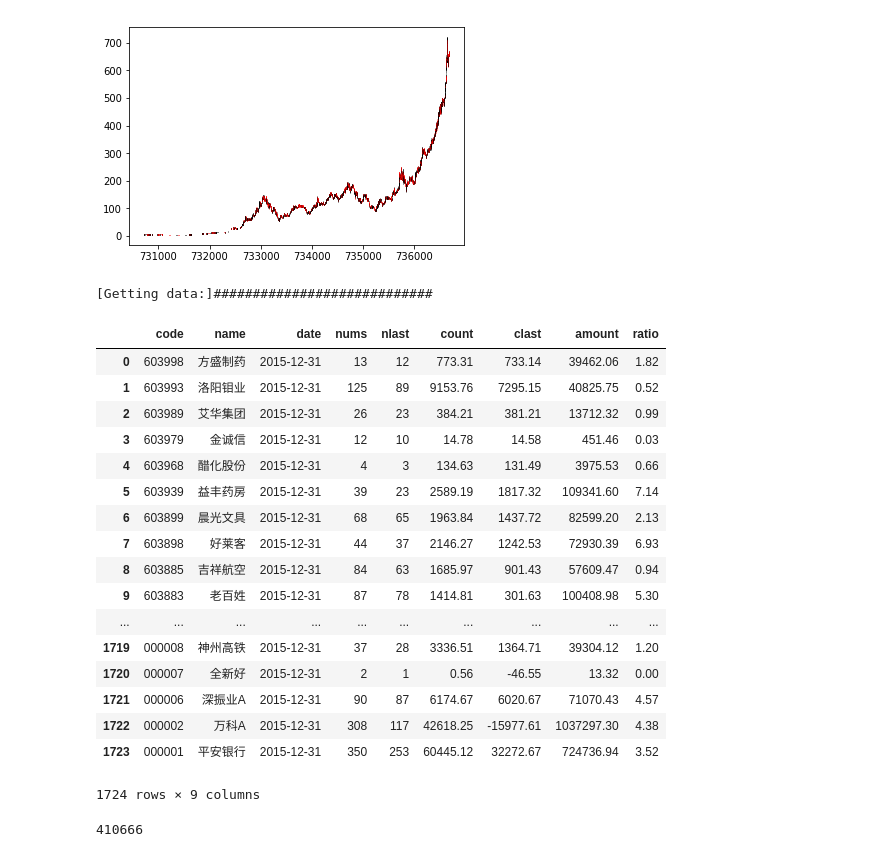
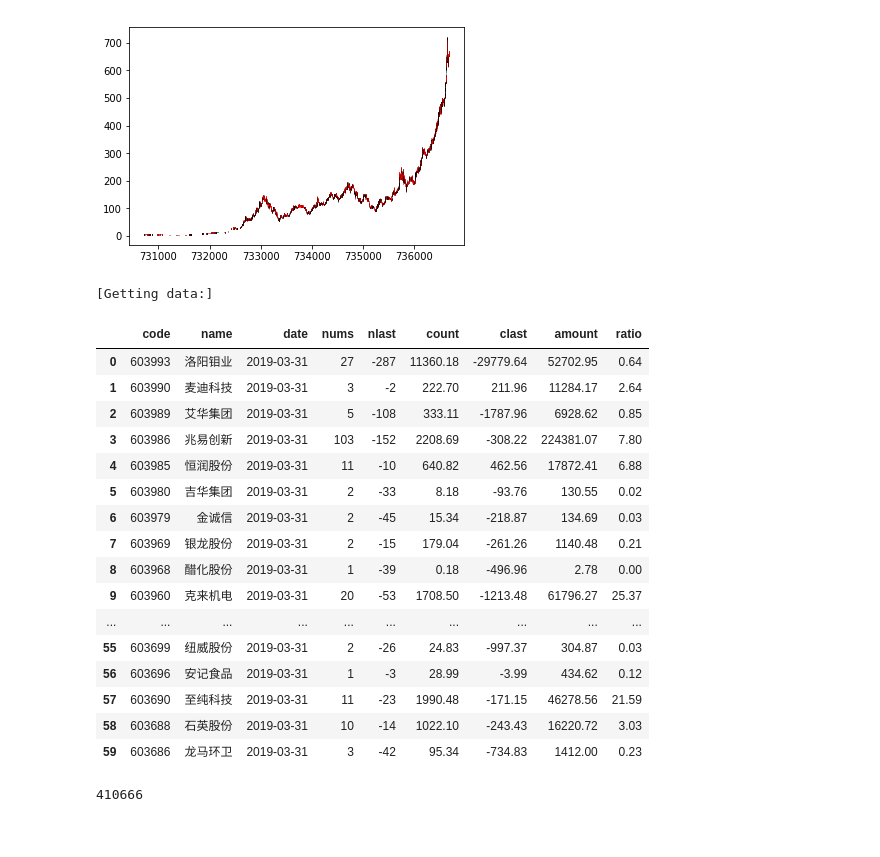
Before and after one commit to zhouyongxiang/MyPandas, a Jupyter notebook: pandas.ipynb, the cells around one changed output. Drawn from its saved outputs; the diff is of its cells as text; code cells hidden in the pictures.

```diff
--- a/pandas.ipynb
+++ b/pandas.ipynb
@@ -58,27 +58,27 @@ plt.show()
 [figure]
 # %%
 import tushare as ts
-ts.fund_holdings(2015,4)
+p =  ts.fund_holdings(2019,1)
+p.loc[:]
 # %% [output]
-[Getting data:]############################
+[Getting data:]
 |  | code | name | date | nums | nlast | count | clast | amount | ratio |
-| 0 | 603998 | 方盛制药 | 2015-12-31 | 13 | 12 | 773.31 | 733.14 | 39462.06 | 1.82 |
-| 1 | 603993 | 洛阳钼业 | 2015-12-31 | 125 | 89 | 9153.76 | 7295.15 | 40825.75 | 0.52 |
-| 2 | 603989 | 艾华集团 | 2015-12-31 | 26 | 23 | 384.21 | 381.21 | 13712.32 | 0.99 |
-| 3 | 603979 | 金诚信 | 2015-12-31 | 12 | 10 | 14.78 | 14.58 | 451.46 | 0.03 |
-| 4 | 603968 | 醋化股份 | 2015-12-31 | 4 | 3 | 134.63 | 131.49 | 3975.53 | 0.66 |
-| 5 | 603939 | 益丰药房 | 2015-12-31 | 39 | 23 | 2589.19 | 1817.32 | 109341.60 | 7.14 |
-| 6 | 603899 | 晨光文具 | 2015-12-31 | 68 | 65 | 1963.84 | 1437.72 | 82599.20 | 2.13 |
-| 7 | 603898 | 好莱客 | 2015-12-31 | 44 | 37 | 2146.27 | 1242.53 | 72930.39 | 6.93 |
-| 8 | 603885 | 吉祥航空 | 2015-12-31 | 84 | 63 | 1685.97 | 901.43 | 57609.47 | 0.94 |
-| 9 | 603883 | 老百姓 | 2015-12-31 | 87 | 78 | 1414.81 | 301.63 | 100408.98 | 5.30 |
+| 0 | 603993 | 洛阳钼业 | 2019-03-31 | 27 | -287 | 11360.18 | -29779.64 | 52702.95 | 0.64 |
+| 1 | 603990 | 麦迪科技 | 2019-03-31 | 3 | -2 | 222.70 | 211.96 | 11284.17 | 2.64 |
+| 2 | 603989 | 艾华集团 | 2019-03-31 | 5 | -108 | 333.11 | -1787.96 | 6928.62 | 0.85 |
+| 3 | 603986 | 兆易创新 | 2019-03-31 | 103 | -152 | 2208.69 | -308.22 | 224381.07 | 7.80 |
+| 4 | 603985 | 恒润股份 | 2019-03-31 | 11 | -10 | 640.82 | 462.56 | 17872.41 | 6.88 |
+| 5 | 603980 | 吉华集团 | 2019-03-31 | 2 | -33 | 8.18 | -93.76 | 130.55 | 0.02 |
+| 6 | 603979 | 金诚信 | 2019-03-31 | 2 | -45 | 15.34 | -218.87 | 134.69 | 0.03 |
+| 7 | 603969 | 银龙股份 | 2019-03-31 | 2 | -15 | 179.04 | -261.26 | 1140.48 | 0.21 |
+| 8 | 603968 | 醋化股份 | 2019-03-31 | 1 | -39 | 0.18 | -496.96 | 2.78 | 0.00 |
+| 9 | 603960 | 克来机电 | 2019-03-31 | 20 | -53 | 1708.50 | -1213.48 | 61796.27 | 25.37 |
 | ... | ... | ... | ... | ... | ... | ... | ... | ... | ... |
-| 1719 | 000008 | 神州高铁 | 2015-12-31 | 37 | 28 | 3336.51 | 1364.71 | 39304.12 | 1.20 |
-| 1720 | 000007 | 全新好 | 2015-12-31 | 2 | 1 | 0.56 | -46.55 | 13.32 | 0.00 |
-| 1721 | 000006 | 深振业A | 2015-12-31 | 90 | 87 | 6174.67 | 6020.67 | 71070.43 | 4.57 |
-| 1722 | 000002 | 万科A | 2015-12-31 | 308 | 117 | 42618.25 | -15977.61 | 1037297.30 | 4.38 |
-| 1723 | 000001 | 平安银行 | 2015-12-31 | 350 | 253 | 60445.12 | 32272.67 | 724736.94 | 3.52 |
+| 55 | 603699 | 纽威股份 | 2019-03-31 | 2 | -26 | 24.83 | -997.37 | 304.87 | 0.03 |
+| 56 | 603696 | 安记食品 | 2019-03-31 | 1 | -3 | 28.99 | -3.99 | 434.62 | 0.12 |
+| 57 | 603690 | 至纯科技 | 2019-03-31 | 11 | -23 | 1990.48 | -171.15 | 46278.56 | 21.59 |
+| 58 | 603688 | 石英股份 | 2019-03-31 | 10 | -14 | 1022.10 | -243.43 | 16220.72 | 3.03 |
+| 59 | 603686 | 龙马环卫 | 2019-03-31 | 3 | -42 | 95.34 | -734.83 | 1412.00 | 0.23 |
-1724 rows × 9 columns
 # %%
 #-*-coding=utf-8-*-
 import requests,re
```
Also changed, not shown: 2 other files.
